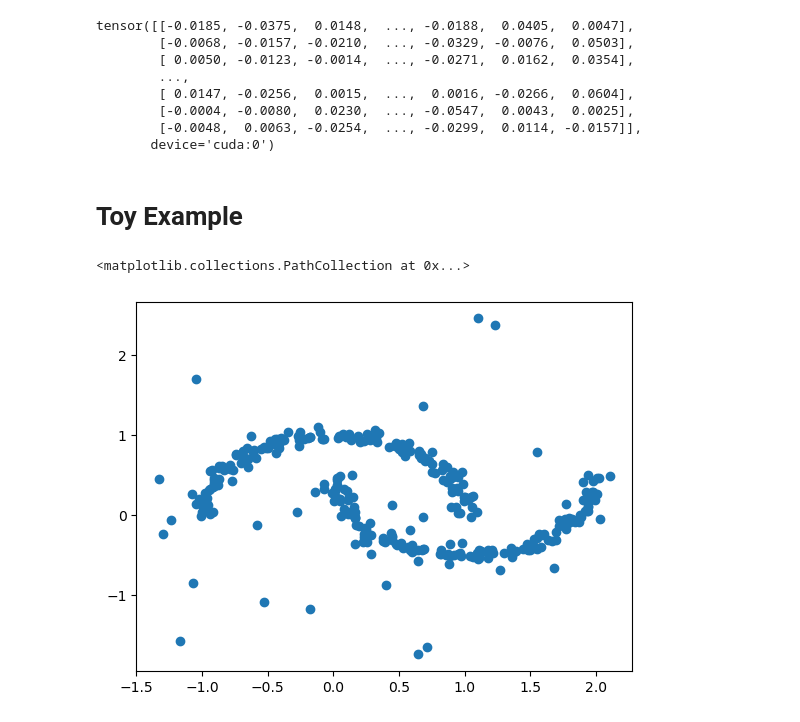
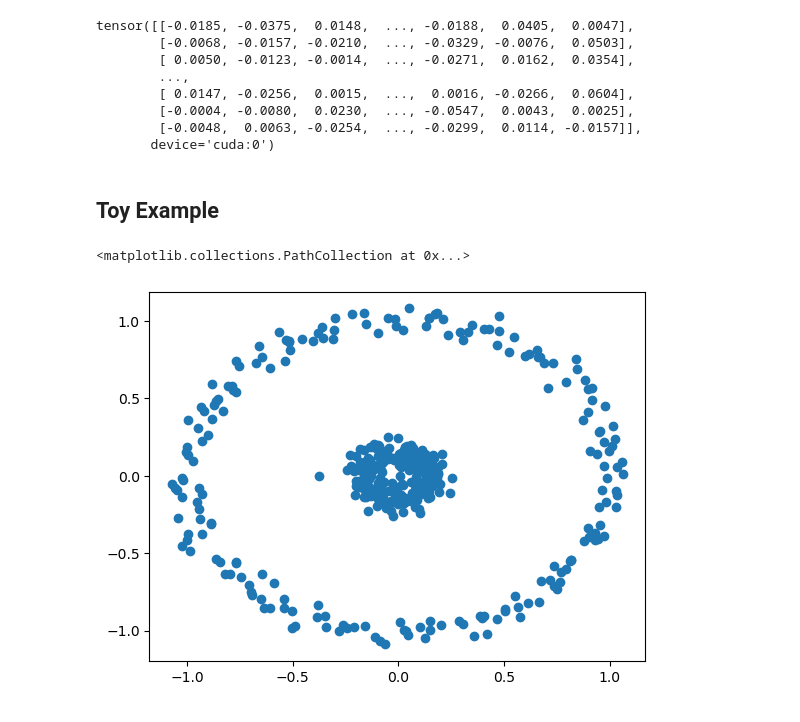
Before and after one commit to AmineYK/Textual-Anomaly-Detection-Framework, a Jupyter notebook: Anomaly Detection Framework/fm_dissect.ipynb, the cells around one changed output. Cells and saved outputs as stored; diff of their text form; code cells hidden in the pictures.

```diff
--- a/Anomaly Detection Framework/fm_dissect.ipynb
+++ b/Anomaly Detection Framework/fm_dissect.ipynb
@@ -293,11 +299,12 @@ tensor([[-0.0185, -0.0375,  0.0148,  ..., -0.0188,  0.0405,  0.0047],
         [-0.0048,  0.0063, -0.0254,  ..., -0.0299,  0.0114, -0.0157]],
        device='cuda:0')
 # %% [markdown]
-# Toy Example
+## Toy Example
 # %%
-a = np.concatenate([make_moons(300, noise=0.05)[0] , torch.randn(30, 2)])
+# a = np.concatenate([make_moons(300, noise=0.05)[0] , torch.randn(30, 2)])
+a = np.concatenate([make_circles(400, noise=0.05, factor=0.15)[0] , torch.randn(0, 2)])
 plt.scatter(a[:,0], a[:,1])
 # %% [output]
 <matplotlib.collections.PathCollection at 0x...>
-[figure, old version]
+[figure, new version]
 # %%
```
Also changed, not shown: parts of 16 cells of this notebook.
